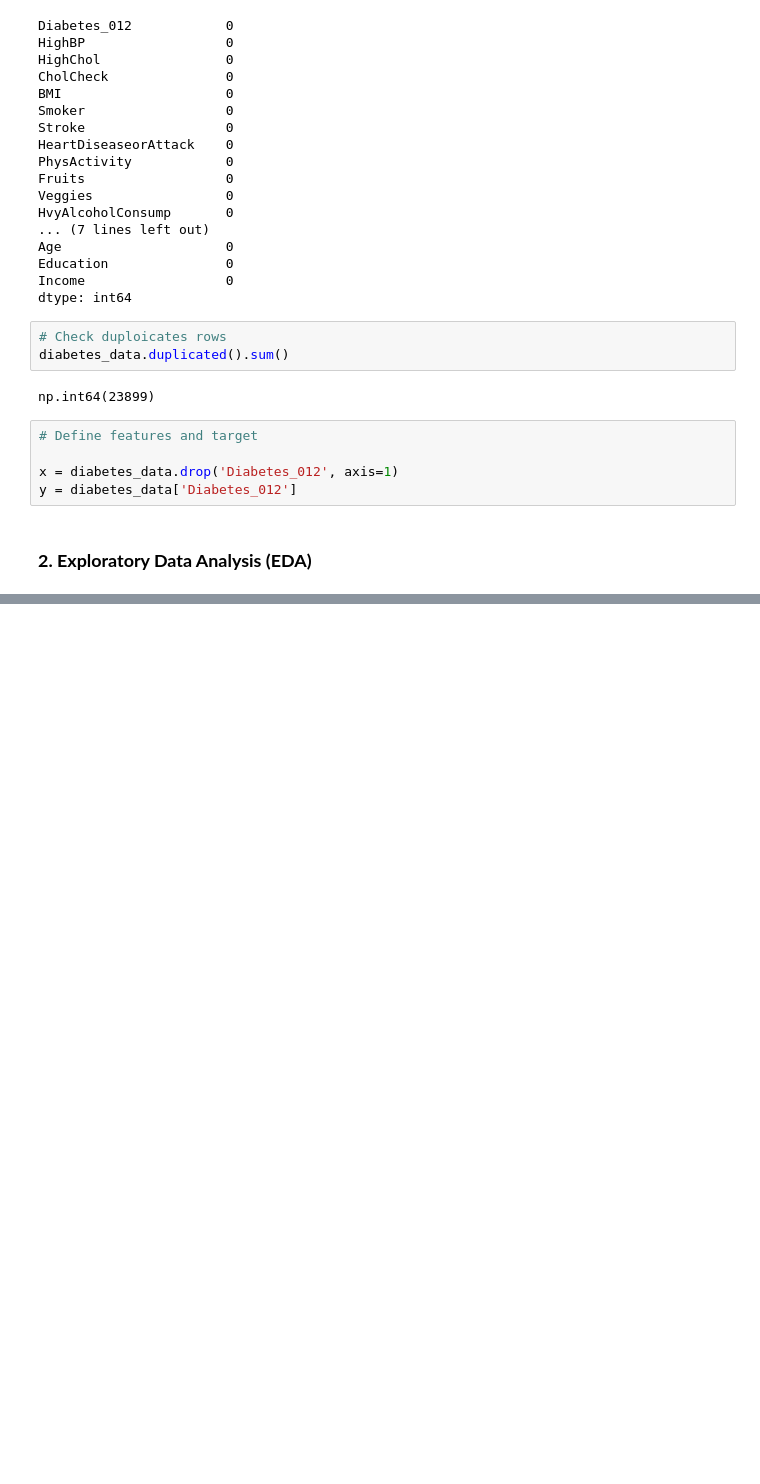
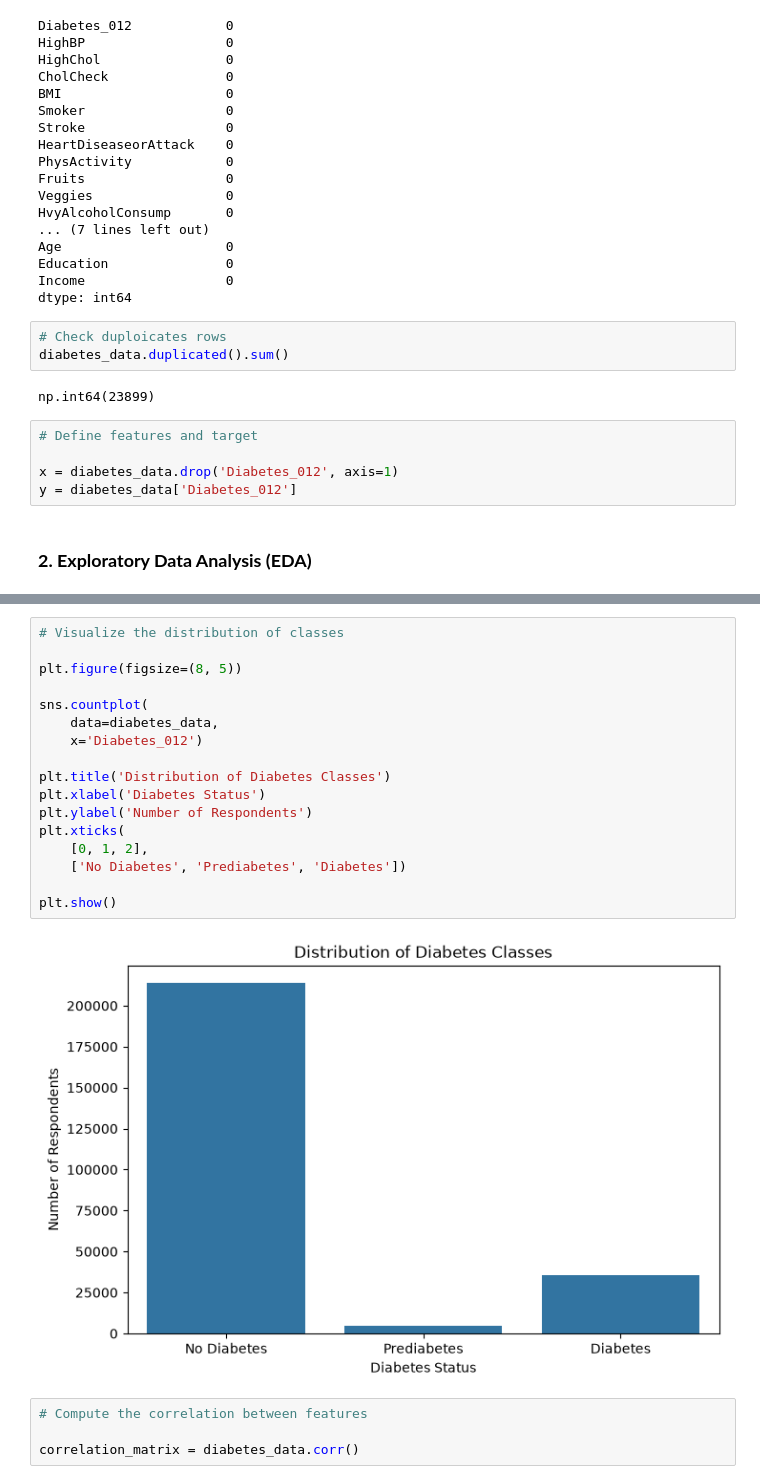
Before and after one commit to Yvesangwa/AI_labs, a Jupyter notebook: Lesson_8_Diabetes_Indicators_Classification Lab/CDC_diabetes_classification.ipynb, the cells around one changed output, grey strips where cells are left out. Drawn from its saved outputs; the diff is of its cells as text; blank space fills up the shorter version.

Commit message:
Visualize the distribution of classes and compute the correlation

```diff
--- a/Lesson_8_Diabetes_Indicators_Classification Lab/CDC_diabetes_classification.ipynb
+++ b/Lesson_8_Diabetes_Indicators_Classification Lab/CDC_diabetes_classification.ipynb
@@ -98,0 +126,23 @@ y = diabetes_data['Diabetes_012']
+# %%
+# Visualize the distribution of classes
+
+plt.figure(figsize=(8, 5))
+
+sns.countplot(
+    data=diabetes_data,
+    x='Diabetes_012')
+
+plt.title('Distribution of Diabetes Classes')
+plt.xlabel('Diabetes Status')
+plt.ylabel('Number of Respondents')
+plt.xticks(
+    [0, 1, 2],
+    ['No Diabetes', 'Prediabetes', 'Diabetes'])
+
+plt.show()
+# %% [output]
+[figure, added]
+# %%
+# Compute the correlation between features
+
+correlation_matrix = diabetes_data.corr()
```
Also changed, not shown: parts of 3 cells of this notebook.
